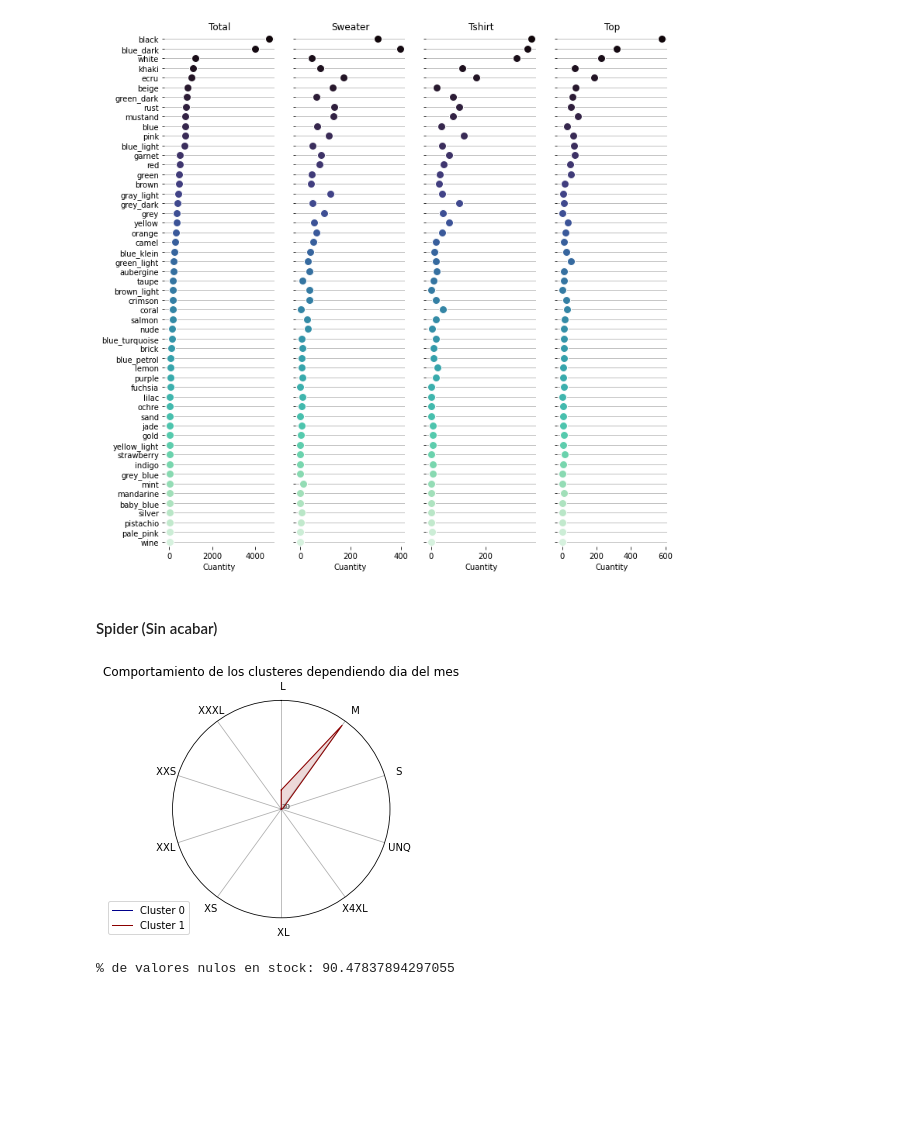
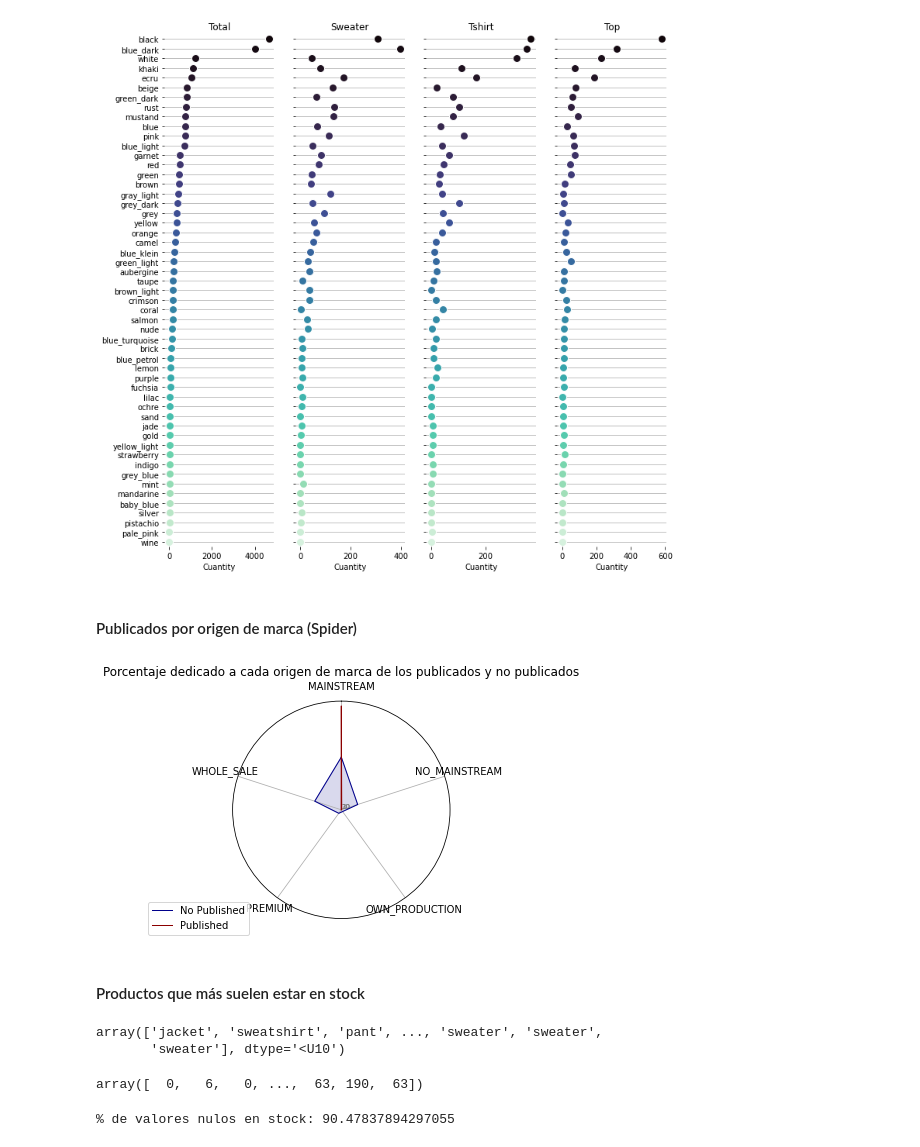
Before and after one commit to JonJarrinVitoria/korea_covid_visu, a Jupyter notebook: codigo/00_eda/00_analisis_inicial.ipynb, the cells around one changed output. Cells and saved outputs as stored; diff of their text form; code cells hidden in the pictures; blank space fills up the shorter version.

```diff
--- a/codigo/00_eda/00_analisis_inicial.ipynb
+++ b/codigo/00_eda/00_analisis_inicial.ipynb
@@ -378,13 +527,13 @@ product_family = np.array([x[0] for x in product_family])
 unique_elements, counts_elements = np.unique(product_family, return_counts=True)
 counts_elements, unique_elements = (zip(*reversed(sorted(zip(counts_elements, unique_elements)))))
 # %%
-product_family_product, brand_origin_brand = np.array([x[0] for x in df_total.select('product_family_product').collect()]), np.array([x[0] for x in df_total.select('brand_origin_brand').collect()])
+product_family_product, brand_origin_brand = np.array([x[0] for x in df_total.select('family_product').collect()]), np.array([x[0] for x in df_total.select('origin_brand').collect()])
 df_product_family_product = pd.DataFrame()
-df_product_family_product['product_family_product'], df_product_family_product['brand_origin_brand'] = product_family_product, brand_origin_brand
-df_product_family_product = df_product_family_product[df_product_family_product['product_family_product'].isin(unique_elements[:5])].reset_index(drop = True)
+df_product_family_product['family_product'], df_product_family_product['origin_brand'] = product_family_product, brand_origin_brand
+df_product_family_product = df_product_family_product[df_product_family_product['family_product'].isin(unique_elements[:5])].reset_index(drop = True)
 # %%
-dumificado = pd.get_dummies(df_product_family_product, columns=['product_family_product']).groupby(['brand_origin_brand']).sum().reset_index()
-dumificado.columns = [dumificado.columns[0]] + [x.replace('product_family_product_', '').capitalize() for x in dumificado.columns[1:]]
+dumificado = pd.get_dummies(df_product_family_product, columns=['family_product']).groupby(['origin_brand']).sum().reset_index()
+dumificado.columns = [dumificado.columns[0]] + [x.replace('family_product_', '').capitalize() for x in dumificado.columns[1:]]
 for x in range(len(dumificado)):
     dumificado.iloc[x, 1:] = (dumificado.iloc[x, 1:] / dumificado.iloc[x, 1:].sum() * 100)
     dumificado.iloc[x, 1:] = dumificado.iloc[x,1:].apply(lambda x: x.round(1))
@@ -397,7 +546,7 @@ import plotly.graph_objects as go
 
 
 top_labels = dumificado.columns[1:]
-colors = np.array(paleta)[[0,1,2,4,5]]
+colors = np.array(paleta)[[0, 1, 2, 4, 5]]
 y_data = dumificado.iloc[:,0].values
 
 fig = go.Figure()
@@ -414,7 +563,7 @@ fig.update_layout(
 
     yaxis=dict(
         showgrid=False,showline=False,showticklabels=False,zeroline=False,),
-    width=2280, height=850, font = dict(size = 22),
+#     width=2280, height=850, font = dict(size = 22),
     barmode='stack',paper_bgcolor='white',plot_bgcolor='white',margin=dict(l=120, r=10, t=140, b=80),showlegend=False,)
 
 annotations = []
@@ -422,22 +571,22 @@ annotations = []
 for yd, xd in zip(y_data, x_data):
 
     annotations.append(dict(xref='paper', yref='y',
-                            x=0.14, y=yd,xanchor='right',text=str(yd),font=dict(family='Arial', size=22,color='rgb(67, 67, 67)'),showarrow=False, align='right'))
+                            x=0.14, y=yd,xanchor='right',text=str(yd),font=dict(family='Arial', size=12,color='rgb(67, 67, 67)'),showarrow=False, align='right'))
 
     annotations.append(dict(xref='x', yref='y',
-                            x=xd[0] / 2, y=yd,text=str(xd[0]) + '%',font=dict(family='Arial', size=22,color='rgb(248, 248, 255)'),showarrow=False))
+                            x=xd[0] / 2, y=yd,text=str(xd[0]) + '%',font=dict(family='Arial', size=12,color='rgb(248, 248, 255)'),showarrow=False))
 
     if yd == y_data[-1]:
         annotations.append(dict(xref='x', yref='paper',
-                                x=xd[0] / 2, y=1.1,text=top_labels[0],font=dict(family='Arial', size=22,color='rgb(67, 67, 67)'),showarrow=False))
+                                x=xd[0] / 2, y=1.1,text=top_labels[0],font=dict(family='Arial', size=12,color='rgb(67, 67, 67)'),showarrow=False))
 
     space = xd[0]
     for i in range(1, len(xd)):
             annotations.append(dict(xref='x', yref='y',
-                                    x=space + (xd[i]/2), y=yd,text=str(xd[i]) + '%',font=dict(family='Arial', size=22,color='rgb(248, 248, 255)'),showarrow=False))
+                                    x=space + (xd[i]/2), y=yd,text=str(xd[i]) + '%',font=dict(family='Arial', size=12,color='rgb(248, 248, 255)'),showarrow=False))
             if yd == y_data[-1]:
                 annotations.append(dict(xref='x', yref='paper',
-                                        x=space + (xd[i]/2), y=1.1,text=top_labels[i],font=dict(family='Arial', size=228,color='rgb(67, 67, 67)'),showarrow=False)) #, textangle=90
+                                        x=space + (xd[i]/2), y=1.1,text=top_labels[i],font=dict(family='Arial', size=12,color='rgb(67, 67, 67)'),showarrow=False)) #, textangle=90
             space += xd[i]
 
 fig.update_layout(annotations=annotations)
@@ -478,47 +629,57 @@ sns.despine(left=True, bottom=True)
 # %% [output]
 [figure]
 # %% [markdown]
-#### Spider (Sin acabar)
+#### Publicados por origen de marca (Spider)
 # %%
 publishable = np.array([x[0] for x in df_total.select('publishable').collect()])
 stock = np.array([x[0] for x in df_total.select('stock').collect()])
 # %%
 df_empresas_spider = pd.DataFrame()
-df_empresas_spider['publishable'], df_empresas_spider['stock'], df_empresas_spider['tallas'] = publishable, stock, tallas
-df_empresas_spider=df_empresas_spider.pivot_table(index='publishable', columns='tallas', values='stock', aggfunc='sum')
+df_empresas_spider['publishable'], df_empresas_spider['stock'], df_empresas_spider['brand_origin_brand'] = publishable, stock, brand_origin_brand
+df_empresas_spider = df_empresas_spider.pivot_table(index = 'publishable', columns='brand_origin_brand', values = 'stock', aggfunc ='sum')
+df_empresas_spider.reset_index(drop = True, inplace = True)
 
-df_empresas_spider.reset_index(drop=True, inplace=True)
-df_empresas_spider = pd.concat([pd.Series([False, True]), df_empresas_spider], axis = 1)
-df_empresas_spider.columns = ['group'] + df_empresas_spider.columns[1:].to_list()
+df_empresas_spider = ((df_empresas_spider.T / df_empresas_spider.sum(axis = 1))*100).T
+df_empresas_spider = pd.concat([pd.Series(['No Published', 'Published']), df_empresas_spider], axis = 1).rename({0: 'group'}, axis = 1)
 # %%
 from math import pi
 
-
 df_empresas_spider['group'] = df_empresas_spider['group'].astype('str')
-categories=list(df_empresas_spider)[1:]
+categories = list(df_empresas_spider)[1:]
 N = len(categories)
 angles = [n / float(N) * 2 * pi for n in range(N)]
 angles += angles[:1]
 ax = plt.subplot(111, polar=True)
 ax.set_theta_offset(pi / 2)
 ax.set_theta_direction(-1)
 plt.xticks(angles[:-1], categories)
 ax.set_rlabel_position(0)
 plt.yticks([0.12,0.2,0.28], ["10","20","30"], color="grey", size=7)
 
 
 color_list = ['darkblue', 'darkred', 'darkgreen']
 
 for i in range(len(df_empresas_spider)):
 
     values = df_empresas_spider.loc[i].drop('group').values.flatten().tolist()
     values += values[:1]
-    ax.plot(angles, values, linewidth = 1, linestyle='solid', label = f"Cluster {i}", color = color_list[i])
+    ax.plot(angles, values, linewidth = 1, linestyle='solid', label = df_empresas_spider.group[i], color = color_list[i])
     ax.fill(angles, values, color = color_list[i], alpha = 0.15)
 
-plt.legend(loc='upper right', bbox_to_anchor=(0.1, 0.1))
-plt.title('Comportamiento de los clusteres dependiendo dia del mes')
+plt.legend(loc = 'upper right', bbox_to_anchor = (0.1, 0.1))
+plt.title('Porcentaje dedicado a cada origen de marca de los publicados y no publicados')
 plt.show()
 # %% [output]
-[figure, old version]
+[figure, new version]
+# %% [markdown]
+#### Productos que más suelen estar en stock
+# %%
+product_family
+# %% [output]
+array(['jacket', 'sweatshirt', 'pant', ..., 'sweater', 'sweater',
+       'sweater'], dtype='<U10')
+# %%
+stock
+# %% [output]
+array([  0,   6,   0, ...,  63, 190,  63])
 # %%
```
Also changed, not shown: parts of 61 cells of this notebook.
